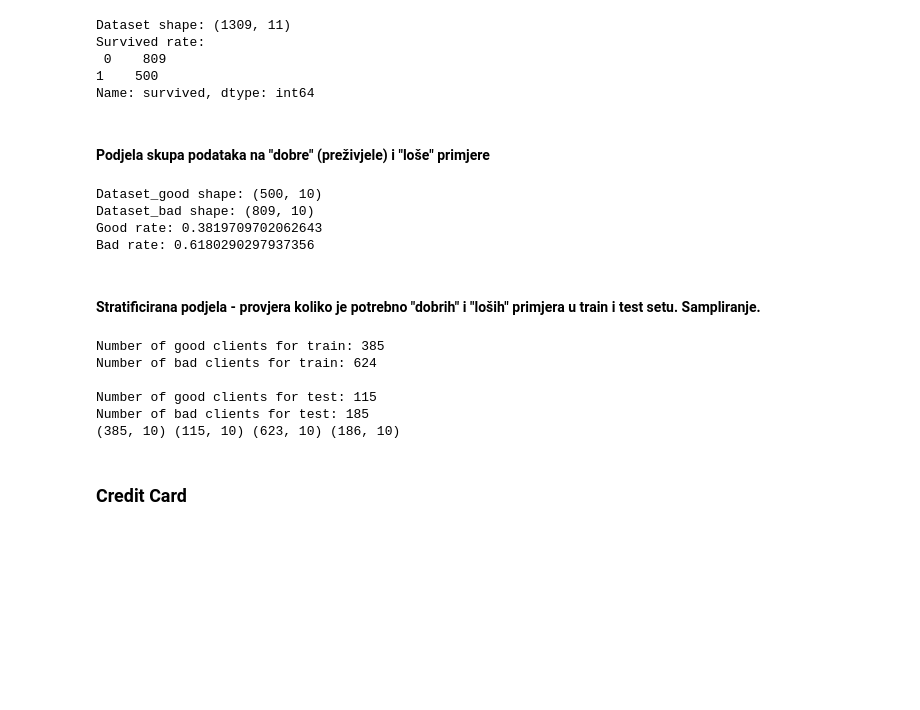
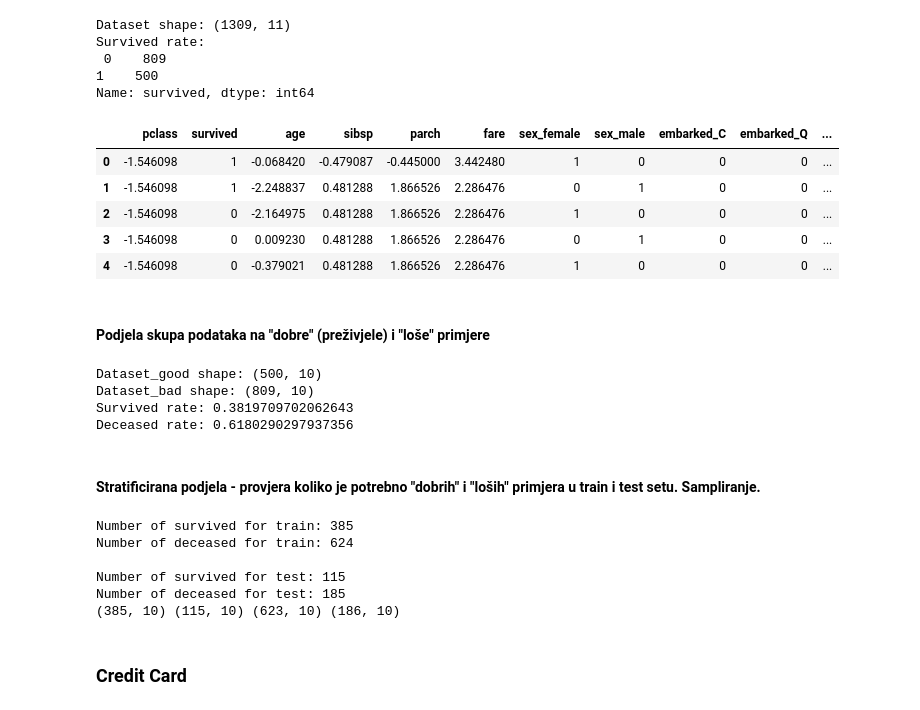
Before and after one commit to KarmelaLjubicic/st-peter, a Jupyter notebook: Izmijenjeno.ipynb, the cells around one changed output. Cells and saved outputs as stored; diff of their text form; code cells hidden in the pictures; blank space fills up the shorter version.

```diff
--- a/Izmijenjeno.ipynb
+++ b/Izmijenjeno.ipynb
@@ -22,23 +19,25 @@ from sklearn.utils import shuffle
 # %%
 def titanic_dataset():
     dataset = pd.read_csv("data\\Titanic.csv")
-    del dataset['name']
-    del dataset['cabin']
-    del dataset['ticket']
-    del dataset['home.dest']
-    del dataset['body']
-    del dataset['boat']
+    del dataset["name"]
+    del dataset["cabin"]
+    del dataset["ticket"]
+    del dataset["home.dest"]
+    del dataset["body"]
+    del dataset["boat"]
 
-    for column in ['age', 'sibsp', 'parch', 'fare']:
+    for column in ["age", "sibsp", "parch", "fare"]:
         imp = Imputer()
         dataset[column] = imp.fit_transform(dataset[column].values.reshape(-1,1))
 
-    dataset['sibsp'] =  dataset['sibsp'].astype(float)
+    dataset["sibsp"] =  dataset["sibsp"].astype(float)
     dataset = pd.get_dummies(dataset, columns=["sex", "embarked"], prefix=["sex", "embarked"])
 
-    scaler = MinMaxScaler()
-    dataset['age'] = scaler.fit_transform(dataset['age'].values.reshape(-1,1))
-    dataset['fare'] = scaler.fit_transform(dataset['fare'].values.reshape(-1,1))
+    need_scaling = ["pclass","age", "sibsp", "parch", "fare"]
+    scaler = StandardScaler()
+    for feature in need_scaling:
+        dataset[feature] = scaler.fit_transform(dataset[feature].values.reshape(-1,1))
+
     return dataset
 # %% [markdown]
 #### Provjera omjera preživjelih i umrlih:
@@ -52,6 +51,15 @@ Survived rate:
  0    809
 1    500
 Name: survived, dtype: int64
+# %%
+dataset.head()
+# %% [output]
+|  | pclass | survived | age | sibsp | parch | fare | sex_female | sex_male | embarked_C | embarked_Q | ... |
+| 0 | -1.546098 | 1 | -0.068420 | -0.479087 | -0.445000 | 3.442480 | 1 | 0 | 0 | 0 | ... |
+| 1 | -1.546098 | 1 | -2.248837 | 0.481288 | 1.866526 | 2.286476 | 0 | 1 | 0 | 0 | ... |
+| 2 | -1.546098 | 0 | -2.164975 | 0.481288 | 1.866526 | 2.286476 | 1 | 0 | 0 | 0 | ... |
+| 3 | -1.546098 | 0 | 0.009230 | 0.481288 | 1.866526 | 2.286476 | 0 | 1 | 0 | 0 | ... |
+| 4 | -1.546098 | 0 | -0.379021 | 0.481288 | 1.866526 | 2.286476 | 1 | 0 | 0 | 0 | ... |
 # %% [markdown]
 #### Podjela skupa podataka na "dobre" (preživjele) i "loše" primjere
 # %%
@@ -65,32 +73,32 @@ print("Dataset_bad shape:", dataset_bad.shape)
 
 good_rate = 500/1309
 bad_rate = 809/1309
-print("Good rate:", good_rate)
-print("Bad rate:", bad_rate)
+print("Survived rate:", good_rate)
+print("Deceased rate:", bad_rate)
 # %% [output]
 Dataset_good shape: (500, 10)
 Dataset_bad shape: (809, 10)
-Good rate: 0.3819709702062643
-Bad rate: 0.6180290297937356
+Survived rate: 0.3819709702062643
+Deceased rate: 0.6180290297937356
 # %% [markdown]
 #### Stratificirana podjela - provjera koliko je potrebno "dobrih" i "loših" primjera u train i test setu. Sampliranje.
 # %%
 train_size = 1009
 test_size = 300
-print("Number of good clients for train:", round(train_size*good_rate))
-print("Number of bad clients for train:", round(train_size*bad_rate))
-print("\nNumber of good clients for test:", round(test_size*good_rate))
-print("Number of bad clients for test:", round(test_size*bad_rate))
+print("Number of survived for train:", round(train_size*good_rate))
+print("Number of deceased for train:", round(train_size*bad_rate))
+print("\nNumber of survived for test:", round(test_size*good_rate))
+print("Number of deceased for test:", round(test_size*bad_rate))
 
-sampled_good_data_train, sampled_good_data_test = train_test_split(dataset_good, test_size=300/1309)
-sampled_bad_data_train, sampled_bad_data_test = train_test_split(dataset_bad, test_size=300/1309)
-print(sampled_good_data_train.shape, sampled_good_data_test.shape, sampled_bad_data_train.shape, sampled_bad_data_test.shape)
+sampled_good_tit_train, sampled_good_tit_test = train_test_split(dataset_good, test_size=300/1309)
+sampled_bad_tit_train, sampled_bad_tit_test = train_test_split(dataset_bad, test_size=300/1309)
+print(sampled_good_tit_train.shape, sampled_good_tit_test.shape, sampled_bad_tit_train.shape, sampled_bad_tit_test.shape)
 # %% [output]
-Number of good clients for train: 385
-Number of bad clients for train: 624
+Number of survived for train: 385
+Number of deceased for train: 624
 
-Number of good clients for test: 115
-Number of bad clients for test: 185
+Number of survived for test: 115
+Number of deceased for test: 185
 (385, 10) (115, 10) (623, 10) (186, 10)
 # %% [markdown]
 ### Credit Card
```
Also changed, not shown: parts of 22 cells of this notebook.
